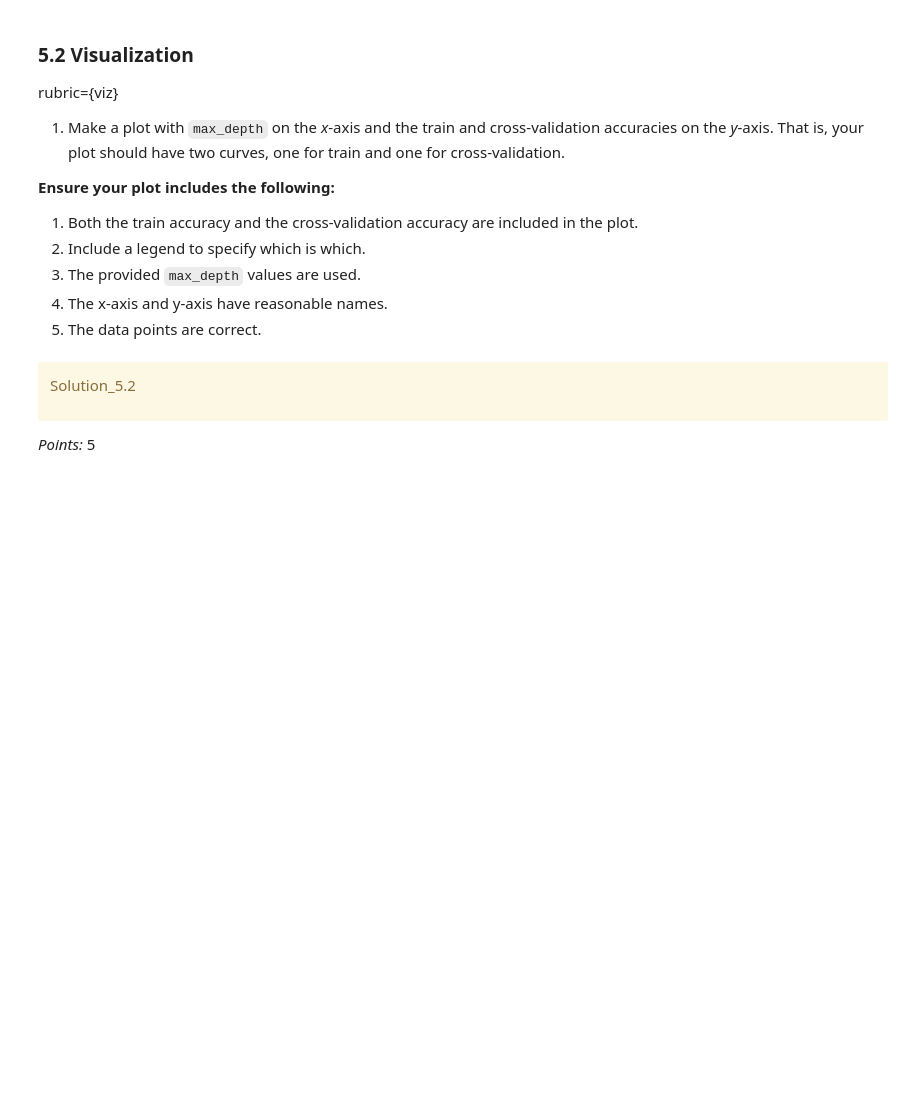
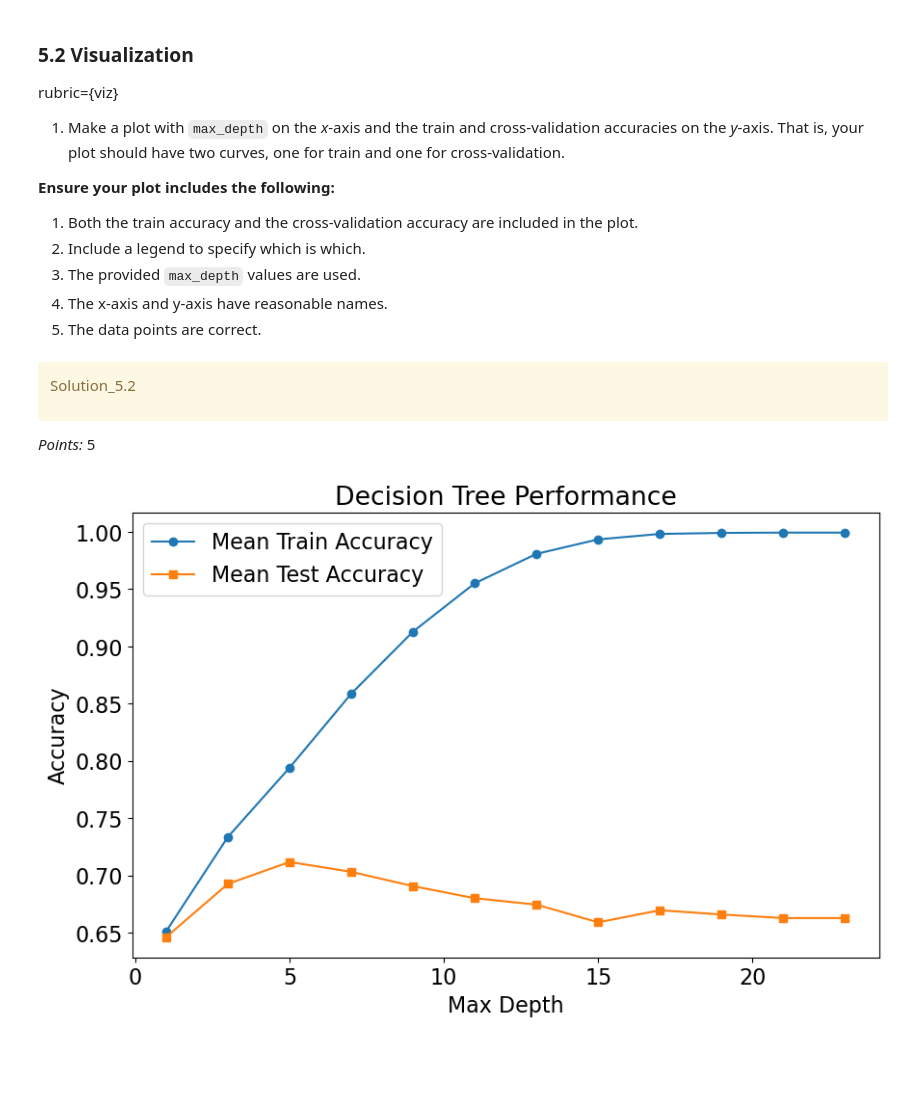
Before and after one commit to ansonnchan/cpsc-330, a Jupyter notebook: homeworks/HW2/hw2.ipynb, the cells around one changed output. Saved outputs shown, nothing was run; the diff lists cells and outputs as text; code cells hidden in the pictures; blank space fills up the shorter version.

```diff
--- a/homeworks/HW2/hw2.ipynb
+++ b/homeworks/HW2/hw2.ipynb
@@ -657,0 +738,7 @@ y_test = None
+# %%
+X_train = train_df.drop(columns=["song_title", "artist", "target"])
+y_train = train_df["target"]
+X_test = test_df.drop(columns=["song_title", "artist", "target"])
+y_test = test_df["target"]
+
+...
@@ -788,0 +902,20 @@ results_df = None
+# %%
+mean_train_scores = []
+mean_test_scores = []
+
+#loop throug heach depth value
+for depth in depths:
+    model = DecisionTreeClassifier(max_depth=depth, random_state=123)
+    scores = cross_validate(model, X_train, y_train, cv=10, return_train_score=True) # 10-fold cross validation
+    mean_train_scores.append(scores["train_score"].mean())
+    mean_test_scores.append(scores["test_score"].mean())
+
+results_df= pd.DataFrame({
+    "Mean Train Accuracy": mean_train_scores,
+    "Mean Test Accuracy": mean_test_scores
+}, index=depths)
+
+results_df.index.name = "max_depth"
+results_df
+
+...
@@ -822,3 +974,14 @@ _Points:_ 5
+# %%
+plt.figure(figsize=(10, 6))
+plt.plot(results_df.index, results_df["Mean Train Accuracy"], label="Mean Train Accuracy", marker='o')
+plt.plot(results_df.index, results_df["Mean Test Accuracy"], label="Mean Test Accuracy", marker='s')
+plt.xlabel("Max Depth")
+plt.ylabel("Accuracy")
+plt.title("Decision Tree Performance")
+plt.legend()
+plt.show()
+# %% [output]
+[figure, added]
 # %% [markdown]
 <!-- END QUESTION -->
 
```
Also changed, not shown: parts of 76 cells of this notebook, 1 other file.
